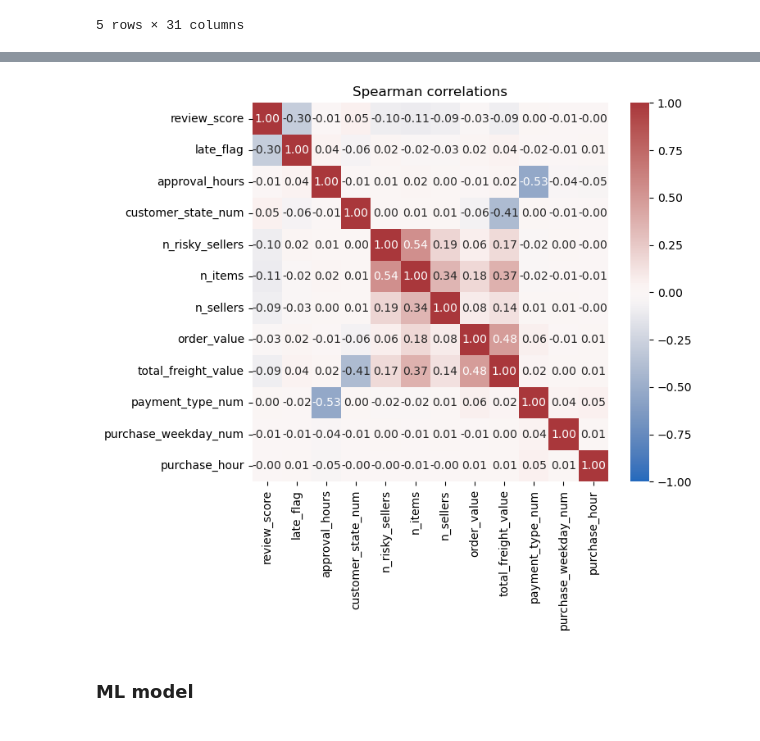
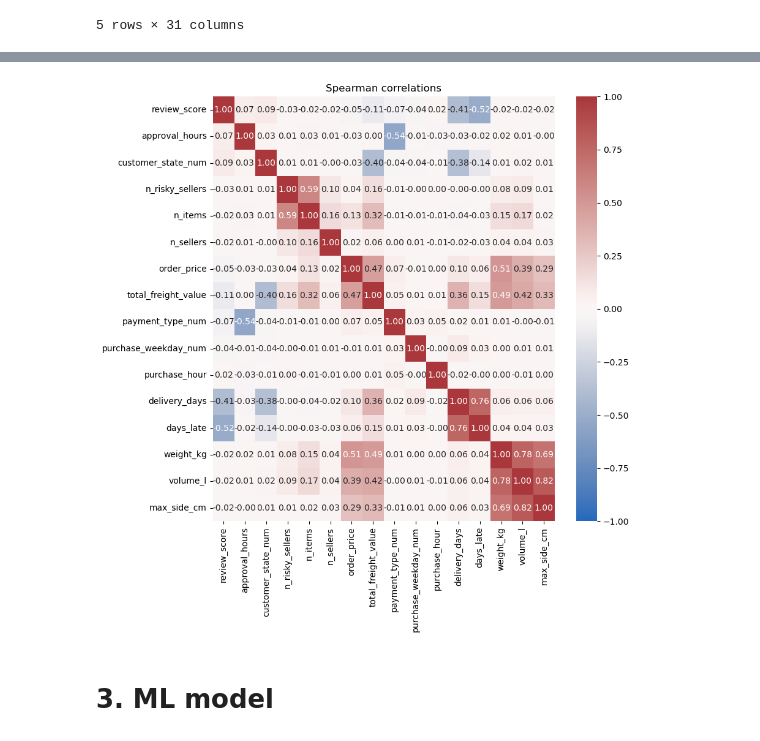
Before and after one commit to AnnaNeff/DI-final-project, a Jupyter notebook: project.ipynb, the cells around one changed output, grey strips where cells are left out. Drawn from its saved outputs; the diff is of its cells as text; code cells hidden in the pictures.

```diff
--- a/project.ipynb
+++ b/project.ipynb
@@ -596,0 +629,14 @@ df_sql.head()
+# %%
+sql_items = """
+SELECT
+    oi.order_id,
+    oi.order_item_id,
+    oi.product_id,
+    oi.seller_id
+FROM olist_order_items AS oi
+"""
+df_items = pd.read_sql_query(sql_items, con=engine)
+df_items = df_items.loc[:, ~df_items.columns.duplicated()]
+
+df_items = df_items.merge(df_prod, on="product_id", how="left")
+df_items.head()
@@ -596,0 +650,17 @@ df_sql.head()
+# %%
+df_items["weight_kg"] = df_items["product_weight_g"] / 1000
+df_items["volume_l"] = (df_items["product_length_cm"] *
+                        df_items["product_height_cm"] *
+                        df_items["product_width_cm"]) / 1000
+
+df_items["max_side_cm"] = df_items[
+    ["product_length_cm", "product_height_cm", "product_width_cm"]
+].max(axis=1)
+
+order_dim = df_items.groupby("order_id").agg({
+    "weight_kg": "sum",
+    "volume_l": "sum",
+    "max_side_cm": "max"
+}).reset_index()
+
+order_dim.head()
@@ -596,0 +674,3 @@ df_sql.head()
+# %%
+df_sql = df_sql.merge(order_dim, on="order_id", how="left")
+df_sql.head()
@@ -597,19 +685,20 @@ df_sql.head()
 # %%
 import seaborn as sns, matplotlib.pyplot as plt, numpy as np
 
 cols = [
-    "review_score","late_flag","approval_hours","customer_state_num","n_risky_sellers","n_items","n_sellers",
-    "order_value","total_freight_value","payment_type_num", "purchase_weekday_num", "purchase_hour"
+    "review_score","approval_hours","customer_state_num","n_risky_sellers","n_items","n_sellers",
+    "order_price","total_freight_value","payment_type_num", "purchase_weekday_num", "purchase_hour", "delivery_days", "days_late", "weight_kg", "volume_l", "max_side_cm"
 ]
 use = [c for c in cols if c in df_sql.columns]
-corr = df_sql[use].corr(method="spearman")
+corr = df_sql[df_sql["days_late"] > 0][use].corr(method="spearman")
 
-plt.figure(figsize=(7,6))
+
+plt.figure(figsize=(9,9))
 sns.heatmap(corr, vmin=-1, vmax=1, cmap="vlag", annot=True, fmt=".2f")
 plt.title("Spearman correlations")
 plt.show()
 # %% [output]
-[figure, old version]
+[figure, new version]
 # %% [markdown]
-### ML model
+# 3. ML model
 # %%
```
Also changed, not shown: parts of 24 cells of this notebook.
